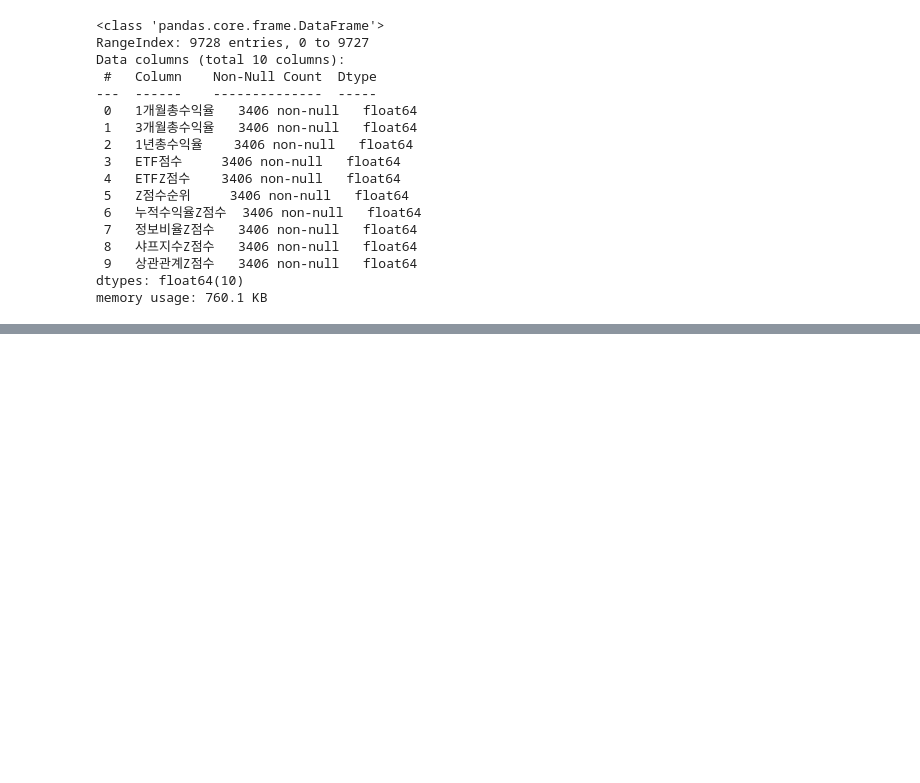
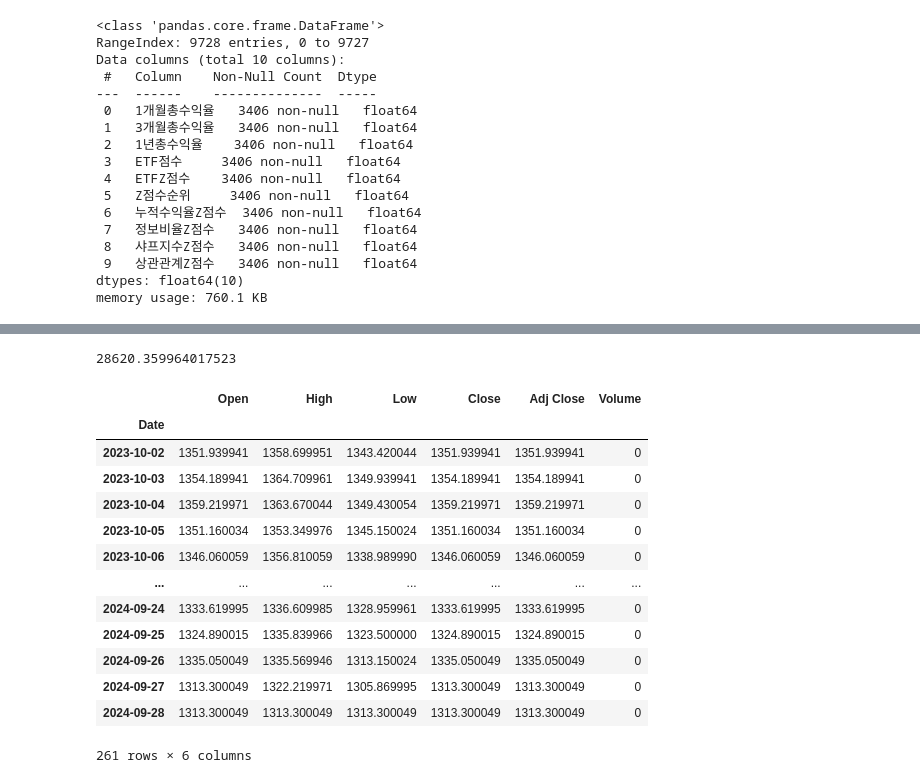
Before and after one commit to WonchanMoon/DSHY, a Jupyter notebook: EDA 실습/농협 공모전/etf_df.ipynb, the cells around one changed output, grey strips where cells are left out. Drawn from its saved outputs; the diff is of its cells as text; code cells hidden in the pictures; blank space fills up the shorter version.

```diff
--- a/EDA 실습/농협 공모전/etf_df.ipynb
+++ b/EDA 실습/농협 공모전/etf_df.ipynb
@@ -116,0 +159,22 @@ memory usage: 760.1 KB
+# %%
+import yfinance as yf
+import datetime
+
+# 현재 날짜
+today = datetime.datetime.today()
+
+# 1년 전 날짜
+one_year_ago = today - datetime.timedelta(days=365)
+
+# '종목코드티커' 열에 있는 모든 티커들에 대해 데이터 불러오기
+tickers = etf_df['티커종목코드'].unique()
+
+# 모든 티커의 종가 데이터를 저장할 딕셔너리
+all_close_prices = {}
+
+for ticker in tickers:
+    etf_data = yf.download(ticker, start=one_year_ago.strftime('%Y-%m-%d'), end=today.strftime('%Y-%m-%d'))
+    all_close_prices[ticker] = etf_data[['Close']]
+
+# 결과 출력 (예시로 첫 번째 티커의 데이터만 출력)
+print(all_close_prices[tickers[0]])
@@ -116,0 +214,14 @@ memory usage: 760.1 KB
+# %%
+# 환율 데이터를 불러옵니다. 예를 들어, USD/KRW 환율 데이터를 가져옵니다.
+exchange_rate_data = yf.download('USDKRW=X', start=one_year_ago.strftime('%Y-%m-%d'), end=today.strftime('%Y-%m-%d'))
+
+# 모든 티커의 종가 데이터를 원화로 변환합니다.
+all_close_prices_krw = {}
+for ticker, data in all_close_prices.items():
+    # 날짜에 맞는 환율을 가져옵니다.
+    exchange_rates = exchange_rate_data['Close'].reindex(data.index, method='ffill')
+    # 종가 데이터를 원화로 변환합니다.
+    all_close_prices_krw[ticker] = data['Close'] * exchange_rates
+
+# 결과 출력 (예시로 첫 번째 티커의 데이터만 출력)
+print(all_close_prices_krw[tickers[0]])
@@ -116,0 +243,21 @@ memory usage: 760.1 KB
+# %%
+all_close_prices_krw['AAPB'].loc['2024-05-28']
+# %% [output]
+28620.359964017523
+# %%
+exchange_rate_data
+# %% [output]
+|  | Open | High | Low | Close | Adj Close | Volume |
+| Date |  |  |  |  |  |  |
+| 2023-10-02 | 1351.939941 | 1358.699951 | 1343.420044 | 1351.939941 | 1351.939941 | 0 |
+| 2023-10-03 | 1354.189941 | 1364.709961 | 1349.939941 | 1354.189941 | 1354.189941 | 0 |
+| 2023-10-04 | 1359.219971 | 1363.670044 | 1349.430054 | 1359.219971 | 1359.219971 | 0 |
+| 2023-10-05 | 1351.160034 | 1353.349976 | 1345.150024 | 1351.160034 | 1351.160034 | 0 |
+| 2023-10-06 | 1346.060059 | 1356.810059 | 1338.989990 | 1346.060059 | 1346.060059 | 0 |
+| ... | ... | ... | ... | ... | ... | ... |
+| 2024-09-24 | 1333.619995 | 1336.609985 | 1328.959961 | 1333.619995 | 1333.619995 | 0 |
+| 2024-09-25 | 1324.890015 | 1335.839966 | 1323.500000 | 1324.890015 | 1324.890015 | 0 |
+| 2024-09-26 | 1335.050049 | 1335.569946 | 1313.150024 | 1335.050049 | 1335.050049 | 0 |
+| 2024-09-27 | 1313.300049 | 1322.219971 | 1305.869995 | 1313.300049 | 1313.300049 | 0 |
+| 2024-09-28 | 1313.300049 | 1313.300049 | 1313.300049 | 1313.300049 | 1313.300049 | 0 |
+261 rows × 6 columns
```
Also changed, not shown: parts of 7 cells of this notebook.
